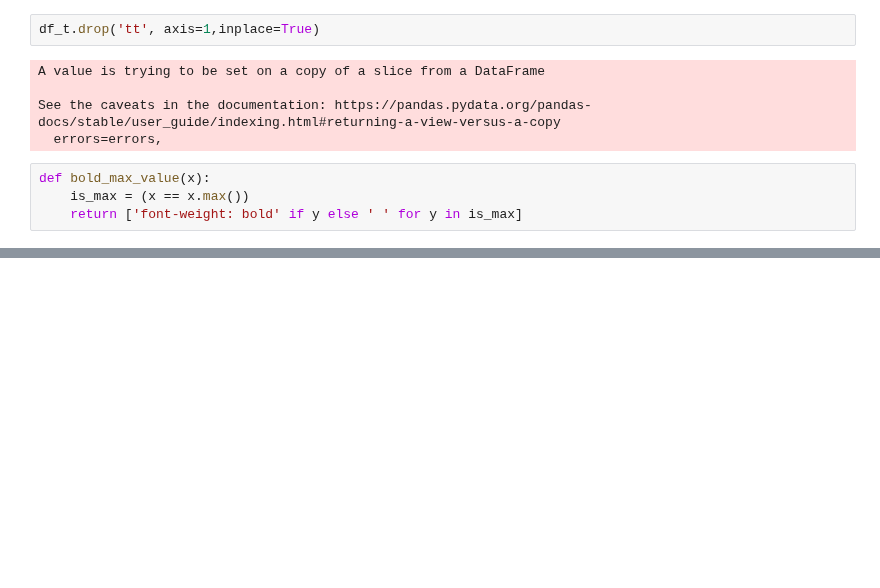
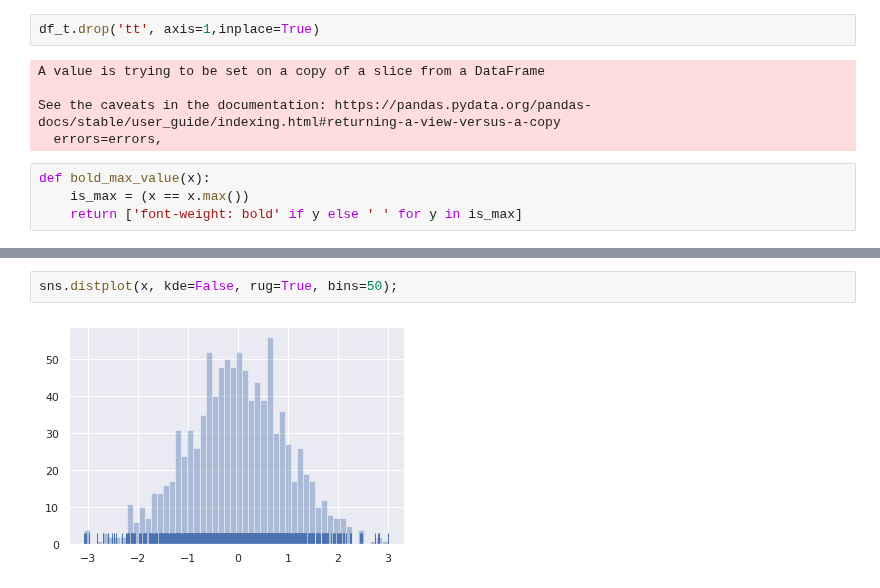
Before and after one commit to ajayks1974/learn_tools_tech, a Jupyter notebook: fds/fds_wk11_visualization_1.ipynb, the cells around one changed output, grey strips where cells are left out. Saved outputs shown, nothing was run; the diff lists cells and outputs as text; blank space fills up the shorter version.

```diff
--- a/fds/fds_wk11_visualization_1.ipynb
+++ b/fds/fds_wk11_visualization_1.ipynb
@@ -195,0 +308,4 @@ df_t[['mh', 'dl', 'tn']].style.bar(subset = ['mh'], color = 'red').bar(subset =
+# %%
+sns.distplot(x, kde=False, rug=True, bins=50);
+# %% [output]
+[figure, added]
```
Also changed, not shown: parts of 39 cells of this notebook.
